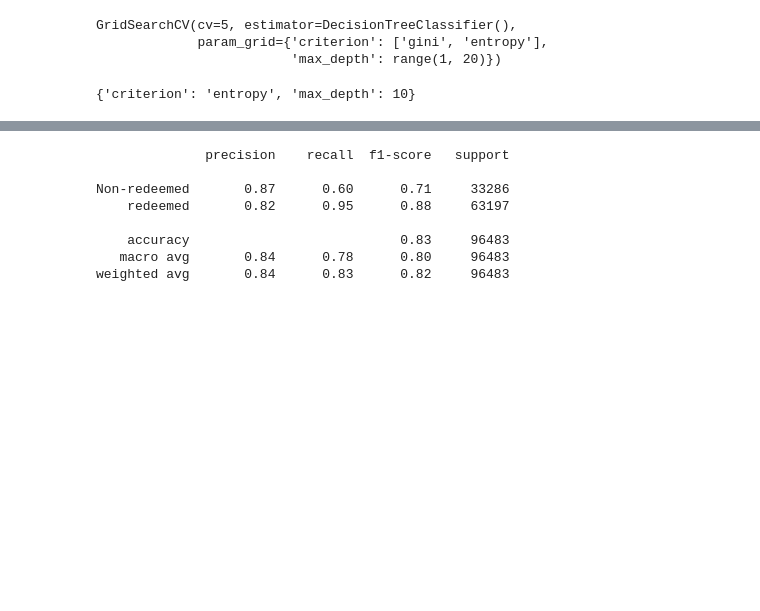
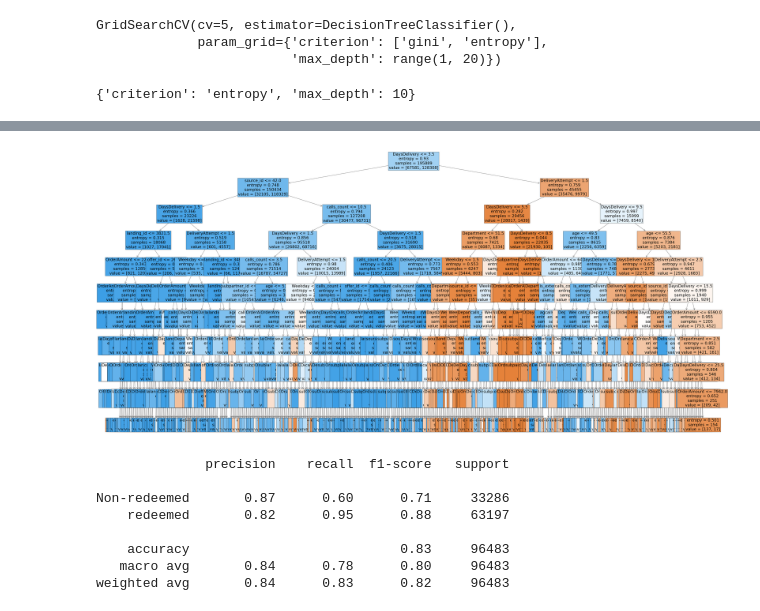
Before and after one commit to NovPas/percent_of_delivery, a Jupyter notebook: extended_features.ipynb, the cells around one changed output, grey strips where cells are left out. Cells and saved outputs as stored; diff of their text form; code cells hidden in the pictures; blank space fills up the shorter version.

```diff
--- a/extended_features.ipynb
+++ b/extended_features.ipynb
@@ -196,0 +192,5 @@ best_clf.score(X_test, y_test)
+# %%
+%%time
+plt.figure(figsize=(80, 40),dpi=80)
+p = tree.plot_tree(best_clf, fontsize=30, filled=True,feature_names=list(X_test))
+# %% [output]
@@ -197,3 +199,4 @@ best_clf.score(X_test, y_test)
+[figure, added]
 # %%
 report = classification_report(y_test, best_clf.predict(X_test), target_names=['Non-redeemed', 'redeemed'])
 print(report)
```
Also changed, not shown: parts of 9 cells of this notebook.
